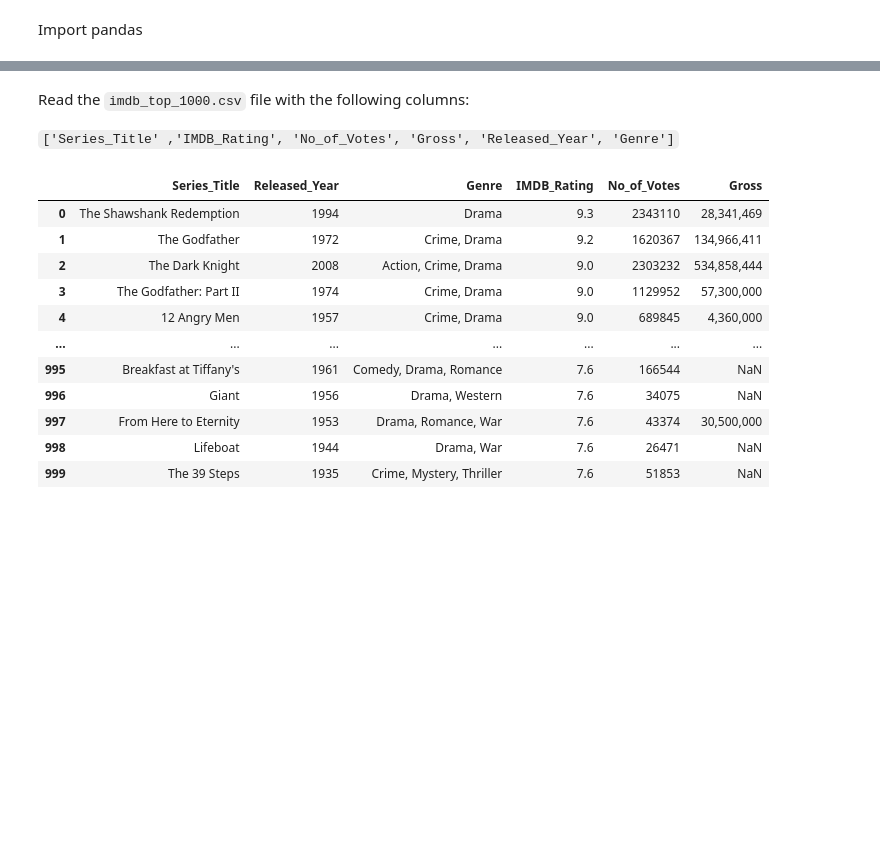
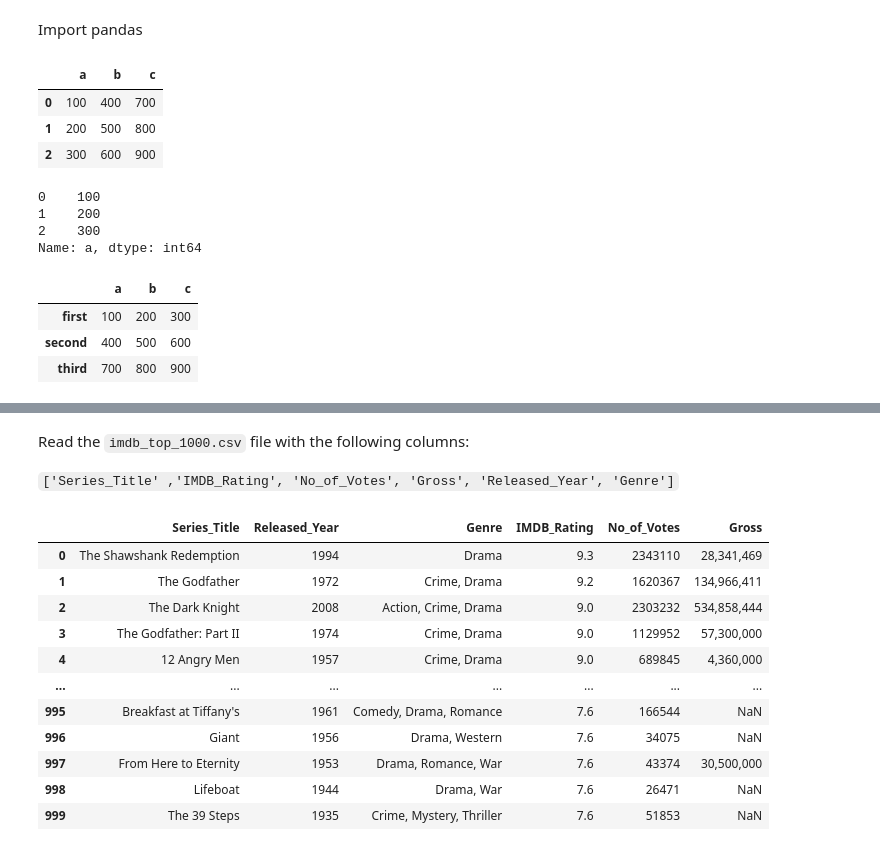
Before and after one commit to AmalSatheesan/Data_Analysis_with_Pandas, a Jupyter notebook: homework_dataframes_001.ipynb, the cells around one changed output, grey strips where cells are left out. Saved outputs shown, nothing was run; the diff lists cells and outputs as text; code cells hidden in the pictures; blank space fills up the shorter version.

```diff
--- a/homework_dataframes_001.ipynb
+++ b/homework_dataframes_001.ipynb
@@ -2,3 +2,30 @@
 Import pandas
 # %%
 import pandas as pd
+# %%
+data = {'a':[100,200,300],'b' :[400,500,600],'c' : [700,800,900]}
+df = pd.DataFrame(data)
+df
+# %% [output]
+|  | a | b | c |
+| 0 | 100 | 400 | 700 |
+| 1 | 200 | 500 | 800 |
+| 2 | 300 | 600 | 900 |
+# %%
+df['a']
+# %% [output]
+0    100
+1    200
+2    300
+Name: a, dtype: int64
+# %%
+df = pd.DataFrame( data = [[100,200,300],[400,500,600],[700,800,900]],
+                  index = ['first','second','third'],
+                  columns=['a','b','c'])
+
+df
+# %% [output]
+|  | a | b | c |
+| first | 100 | 200 | 300 |
+| second | 400 | 500 | 600 |
+| third | 700 | 800 | 900 |
```
Also changed, not shown: parts of 9 cells of this notebook.
